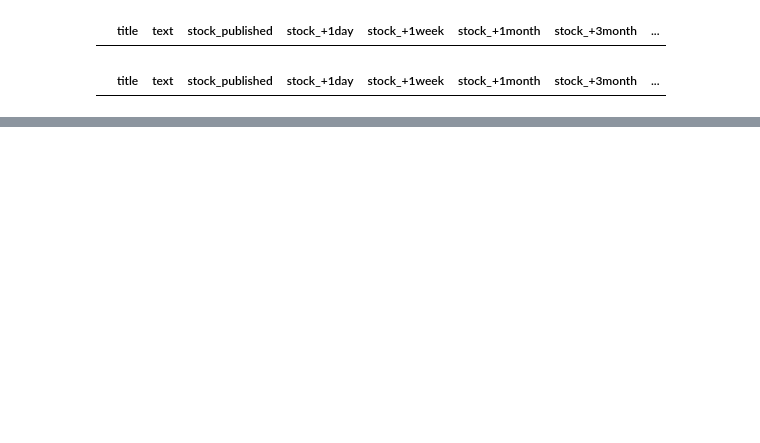
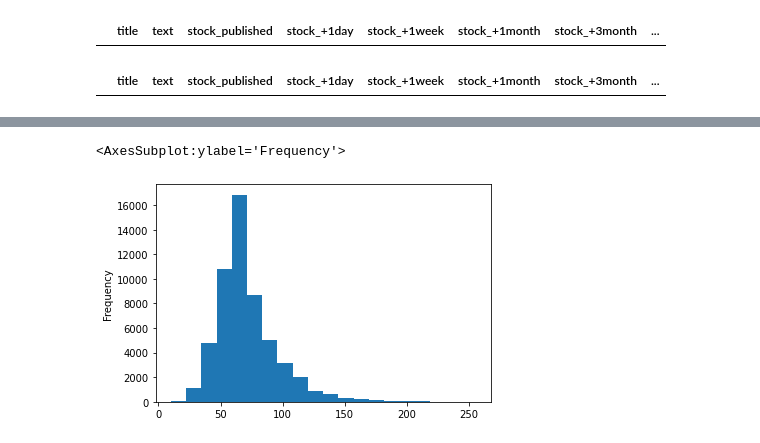
Before and after one commit to koniferous22/aitalents-investoid, a Jupyter notebook: training/Training - samuel.ipynb, the cells around one changed output, grey strips where cells are left out. Drawn from its saved outputs; the diff is of its cells as text; code cells hidden in the pictures; blank space fills up the shorter version.

```diff
--- a/training/Training - samuel.ipynb
+++ b/training/Training - samuel.ipynb
@@ -61,0 +127,5 @@ NameError: name 'build_train_df1' is not defined
+# %%
+train_df1['title'].apply(lambda x: len(x)).plot.hist(bins=20)
+# %% [output]
+<AxesSubplot:ylabel='Frequency'>
+[figure, added]
```
Also changed, not shown: parts of 8 cells of this notebook.
